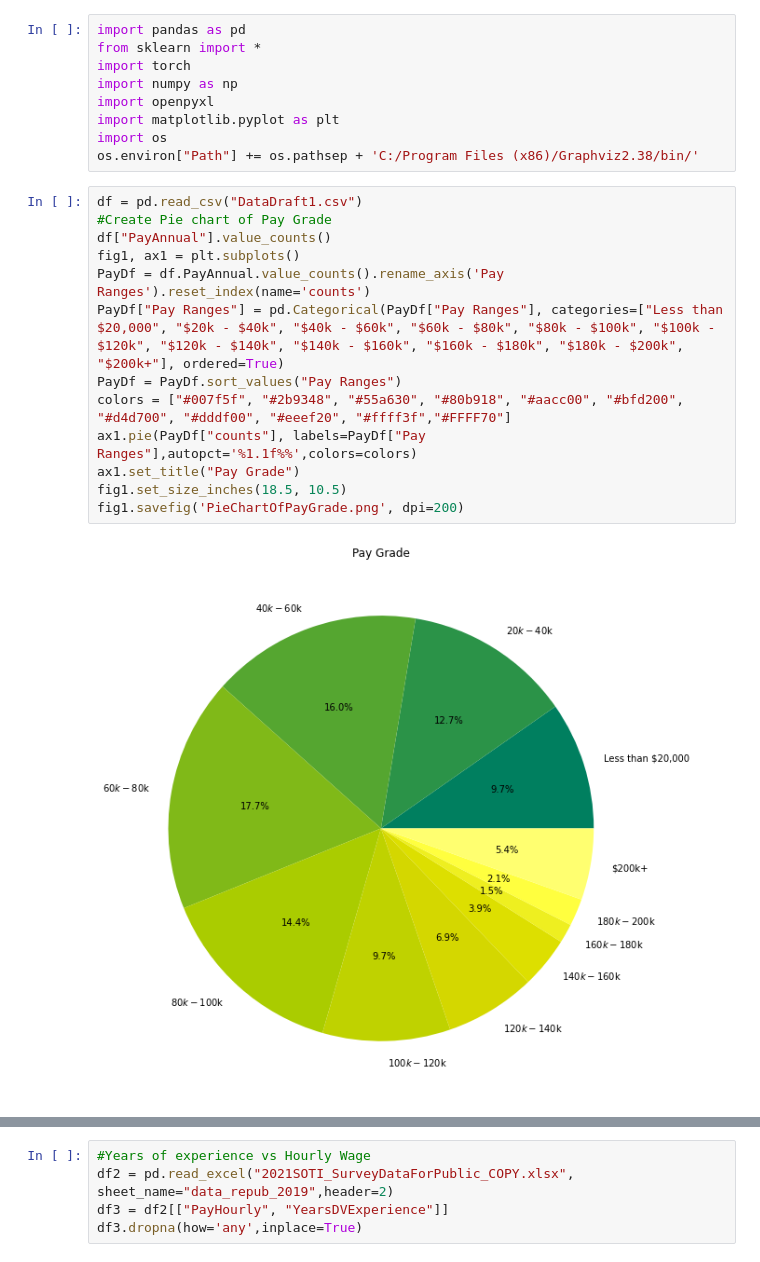
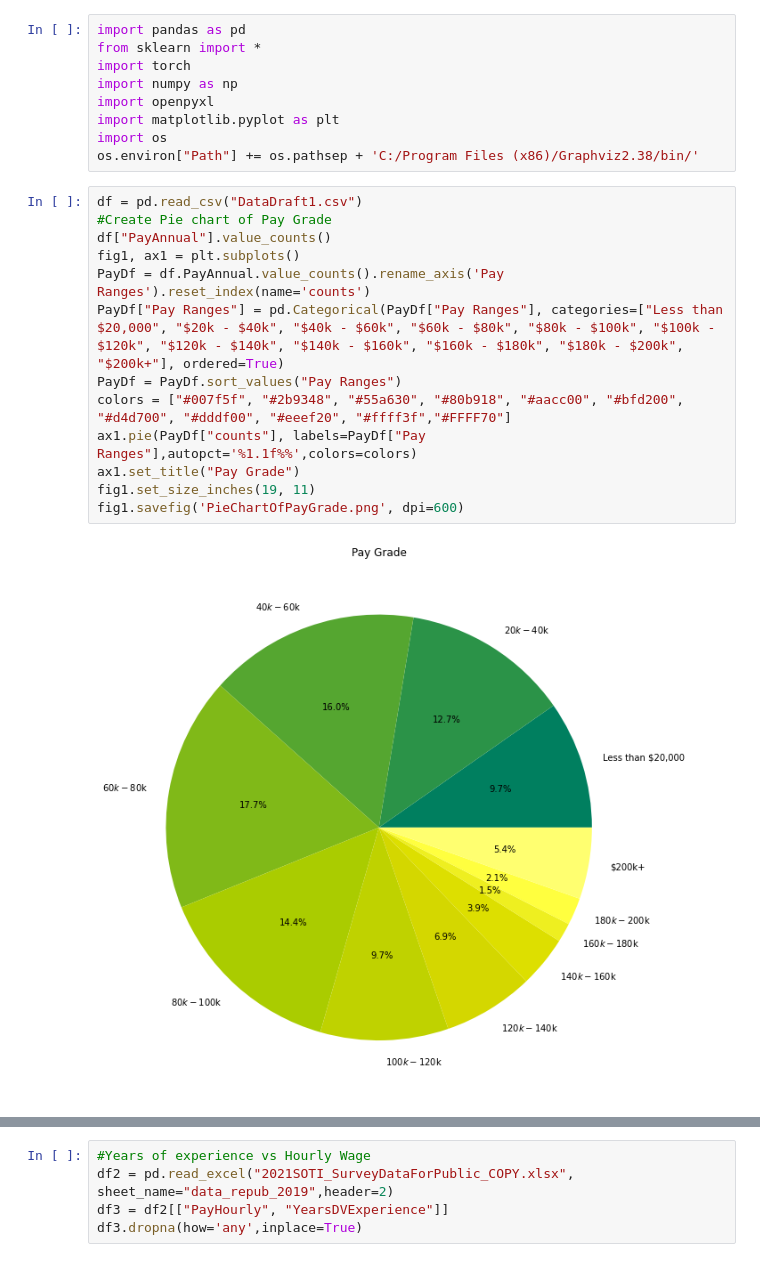
Before and after one commit to kale0009/2clap, a Jupyter notebook: CodeBase/Explore.ipynb, the cells around one changed output, grey strips where cells are left out. Drawn from its saved outputs; the diff is of its cells as text.

```diff
--- a/CodeBase/Explore.ipynb
+++ b/CodeBase/Explore.ipynb
@@ -10,18 +10,18 @@ os.environ["Path"] += os.pathsep + 'C:/Program Files (x86)/Graphviz2.38/bin/'
 # %%
 df = pd.read_csv("DataDraft1.csv")
 #Create Pie chart of Pay Grade
 df["PayAnnual"].value_counts()
 fig1, ax1 = plt.subplots()
 PayDf = df.PayAnnual.value_counts().rename_axis('Pay Ranges').reset_index(name='counts')
 PayDf["Pay Ranges"] = pd.Categorical(PayDf["Pay Ranges"], categories=["Less than $20,000", "$20k - $40k", "$40k - $60k", "$60k - $80k", "$80k - $100k", "$100k - $120k", "$120k - $140k", "$140k - $160k", "$160k - $180k", "$180k - $200k", "$200k+"], ordered=True)
 PayDf = PayDf.sort_values("Pay Ranges")
 colors = ["#007f5f", "#2b9348", "#55a630", "#80b918", "#aacc00", "#bfd200", "#d4d700", "#dddf00", "#eeef20", "#ffff3f","#FFFF70"]
 ax1.pie(PayDf["counts"], labels=PayDf["Pay Ranges"],autopct='%1.1f%%',colors=colors)
 ax1.set_title("Pay Grade")
-fig1.set_size_inches(18.5, 10.5)
-fig1.savefig('PieChartOfPayGrade.png', dpi=200)
+fig1.set_size_inches(19, 11)
+fig1.savefig('PieChartOfPayGrade.png', dpi=600)
 # %% [output]
-[figure, old version]
+[figure, new version]
 # %%
 #Create Histogram of Years of experience
 df["YearsDVExperience"].dropna()
```
Also changed, not shown: parts of 8 cells of this notebook, 6 other files.
